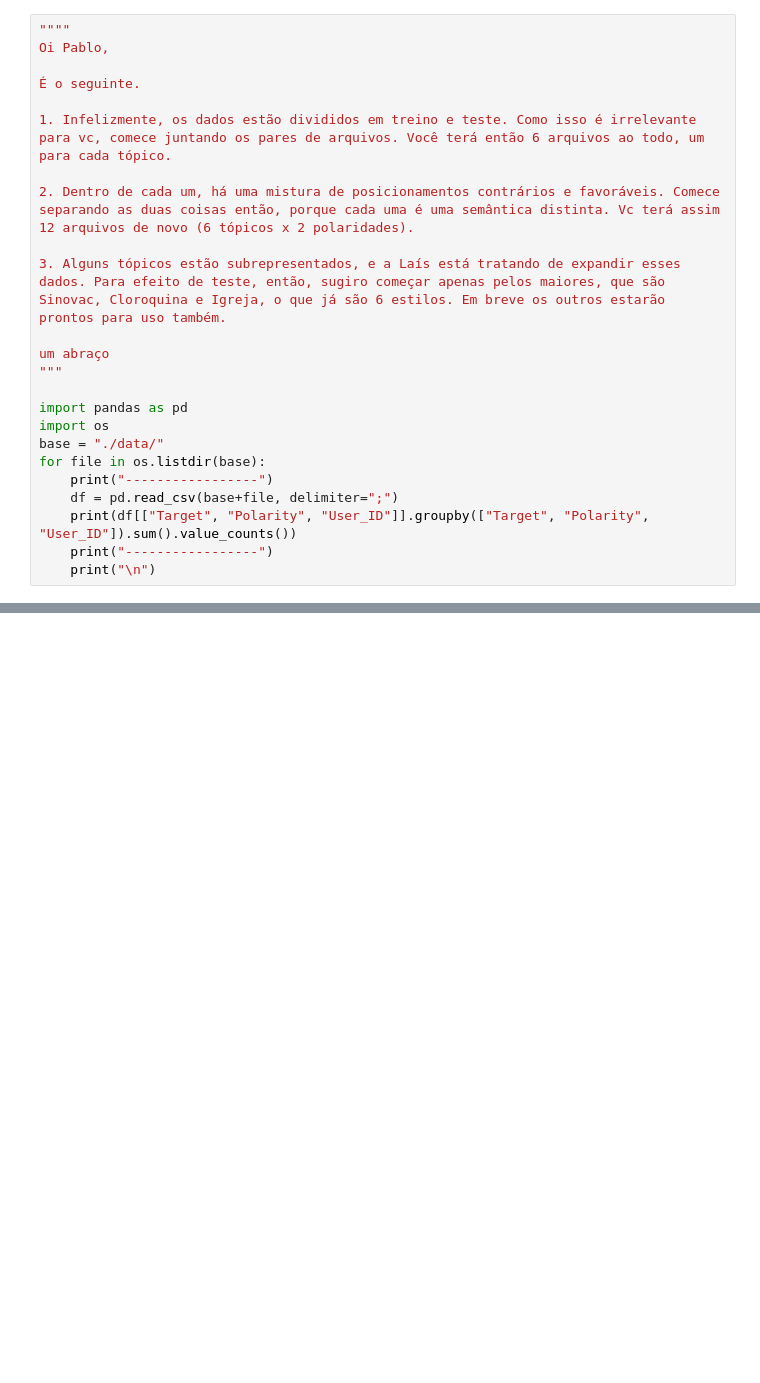
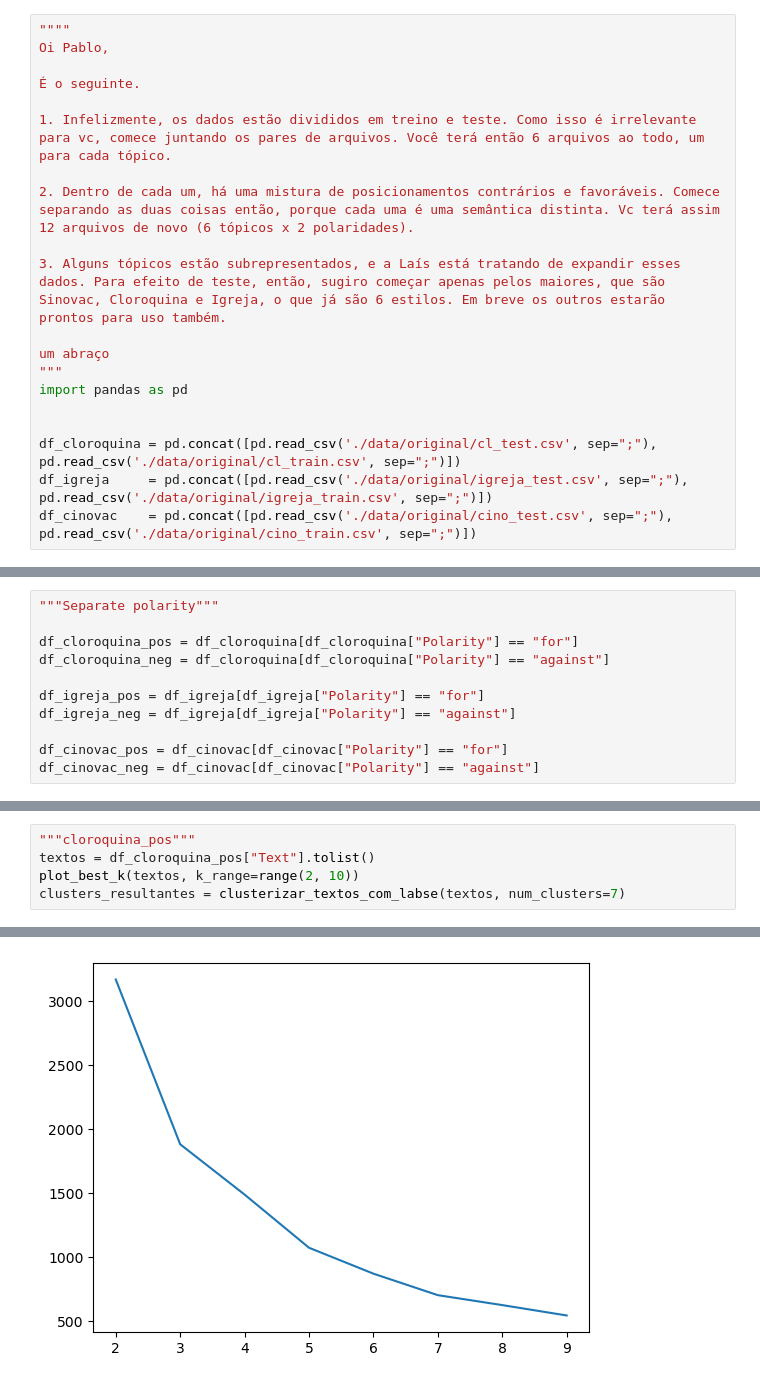
Before and after one commit to pablocosta/estilo_humano, a Jupyter notebook: explore_data.ipynb, the cells around one changed output, grey strips where cells are left out. Drawn from its saved outputs; the diff is of its cells as text; blank space fills up the shorter version.

Commit message:
data analisys: done

```diff
--- a/explore_data.ipynb
+++ b/explore_data.ipynb
@@ -12,13 +12,9 @@ Oi Pablo,
 
 um abraço
 """
+import pandas as pd
 
-import pandas as pd
-import os
-base = "./data/"
-for file in os.listdir(base):
-    print("-----------------")
-    df = pd.read_csv(base+file, delimiter=";")
-    print(df[["Target", "Polarity", "User_ID"]].groupby(["Target", "Polarity", "User_ID"]).sum().value_counts())
-    print("-----------------")
-    print("\n")
+
+df_cloroquina = pd.concat([pd.read_csv('./data/original/cl_test.csv', sep=";"), pd.read_csv('./data/original/cl_train.csv', sep=";")])
+df_igreja     = pd.concat([pd.read_csv('./data/original/igreja_test.csv', sep=";"), pd.read_csv('./data/original/igreja_train.csv', sep=";")])
+df_cinovac    = pd.concat([pd.read_csv('./data/original/cino_test.csv', sep=";"), pd.read_csv('./data/original/cino_train.csv', sep=";")])
@@ -49,0 +59,11 @@ Name: count, dtype: int64
+# %%
+"""Separate polarity"""
+
+df_cloroquina_pos = df_cloroquina[df_cloroquina["Polarity"] == "for"]
+df_cloroquina_neg = df_cloroquina[df_cloroquina["Polarity"] == "against"]
+
+df_igreja_pos = df_igreja[df_igreja["Polarity"] == "for"]
+df_igreja_neg = df_igreja[df_igreja["Polarity"] == "against"]
+
+df_cinovac_pos = df_cinovac[df_cinovac["Polarity"] == "for"]
+df_cinovac_neg = df_cinovac[df_cinovac["Polarity"] == "against"]
@@ -49,0 +124,6 @@ Name: count, dtype: int64
+# %%
+"""cloroquina_pos"""
+textos = df_cloroquina_pos["Text"].tolist()
+plot_best_k(textos, k_range=range(2, 10))
+clusters_resultantes = clusterizar_textos_com_labse(textos, num_clusters=7)
+# %% [output]
@@ -49,0 +138 @@ Name: count, dtype: int64
+[figure, added]
```
Also changed, not shown: parts of 19 cells of this notebook, 1 other file.
